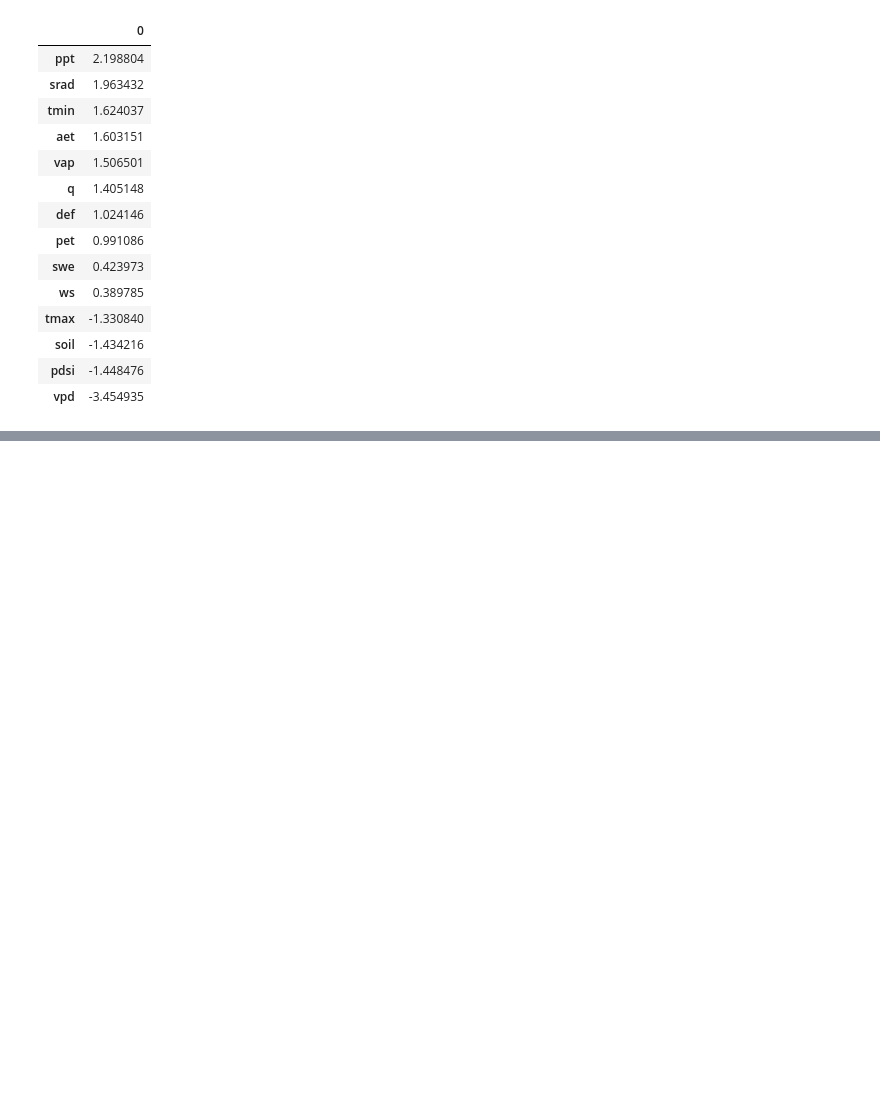
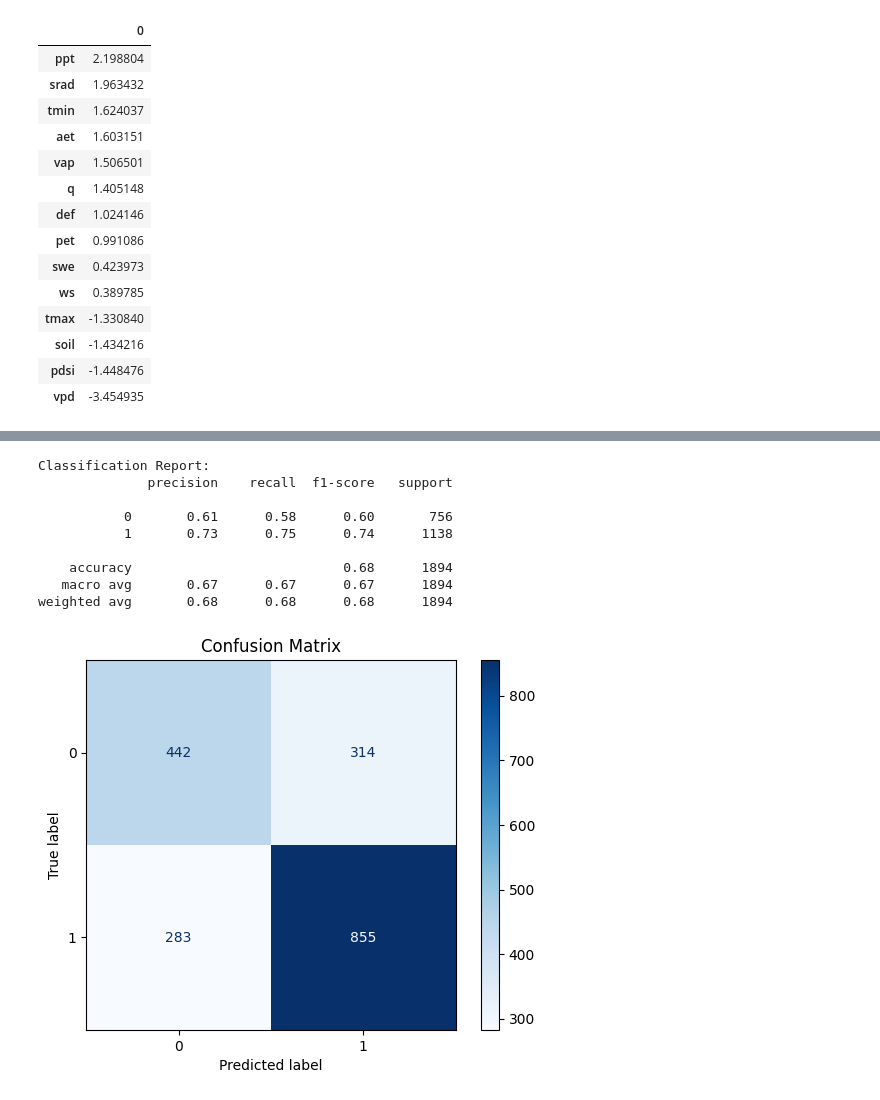
Before and after one commit to e-hokage777/ey-biodiversity-challenge-zindi, a Jupyter notebook: notebooks/inception.ipynb, the cells around one changed output, grey strips where cells are left out. Saved outputs shown, nothing was run; the diff lists cells and outputs as text; code cells hidden in the pictures; blank space fills up the shorter version.

```diff
--- a/notebooks/inception.ipynb
+++ b/notebooks/inception.ipynb
@@ -155,0 +240,13 @@ pd.DataFrame(pipeline_old.named_steps["classifier"].coef_, columns=X_train.colum
+# %%
+validate_classification(pipeline, X_test, y_test)
+# %% [output]
+Classification Report:
+              precision    recall  f1-score   support
+
+           0       0.61      0.58      0.60       756
+           1       0.73      0.75      0.74      1138
+
+    accuracy                           0.68      1894
+   macro avg       0.67      0.67      0.67      1894
+weighted avg       0.68      0.68      0.68      1894
+[figure, added]
```
Also changed, not shown: parts of 10 cells of this notebook.
